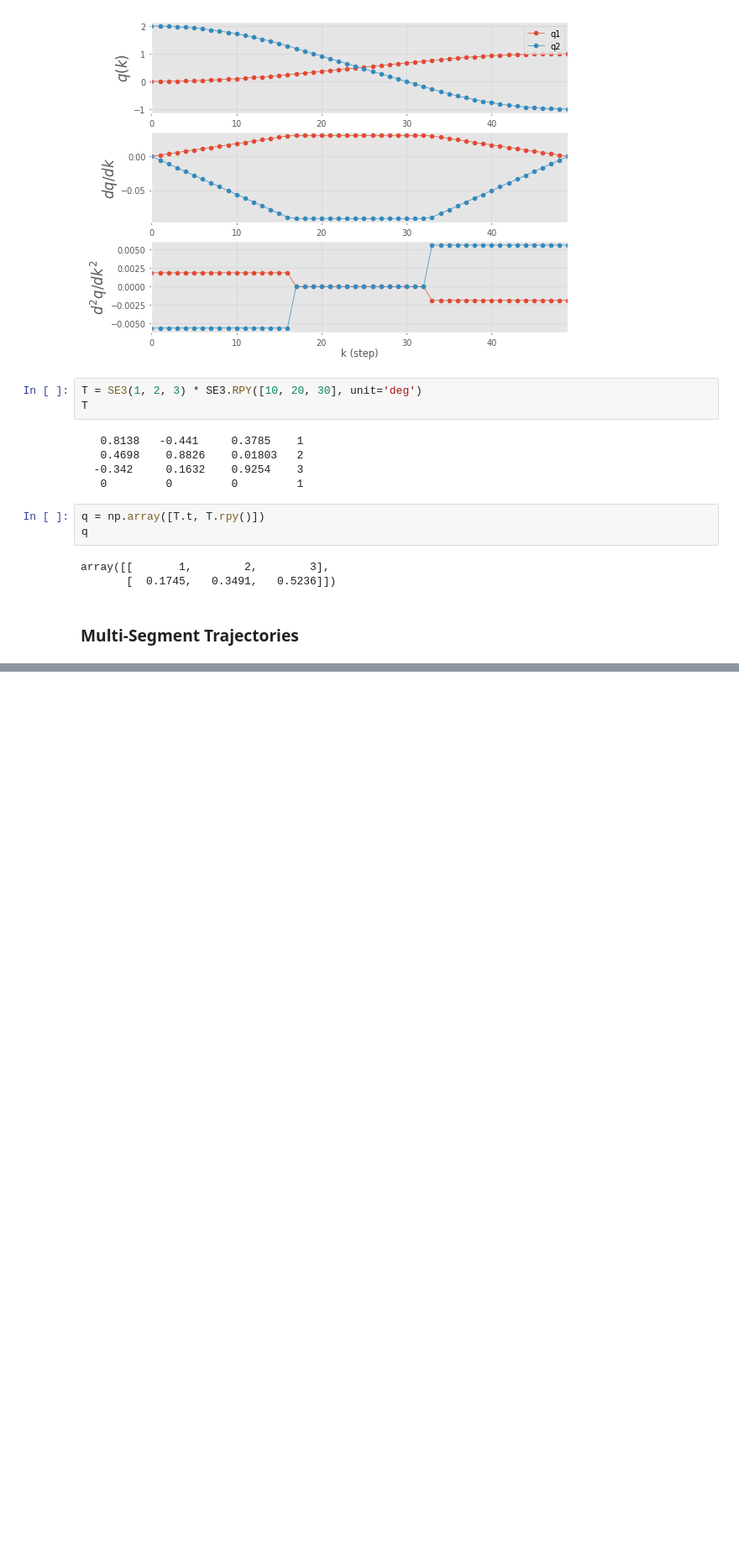
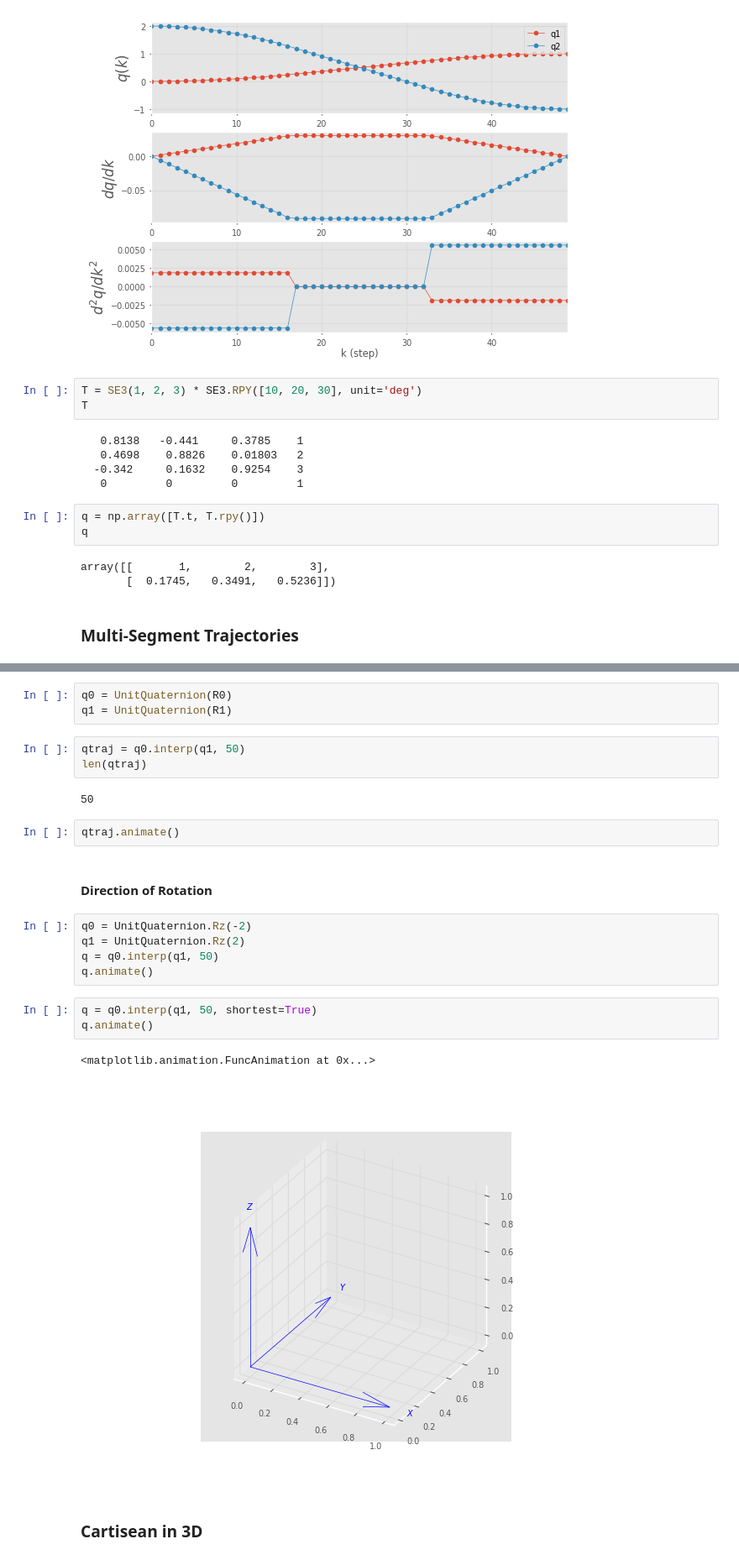
Before and after one commit to Sann-Htet/Robotics-Vision-and-Control-Fundamental-Algorithms-in-Python, a Jupyter notebook: Chapter03/Creating_Time-Varying_Pose.ipynb, the cells around one changed output, grey strips where cells are left out. Shown at 84% size. Saved outputs shown, nothing was run; the diff lists cells and outputs as text; blank space fills up the shorter version.

```diff
--- a/Chapter03/Creating_Time-Varying_Pose.ipynb
+++ b/Chapter03/Creating_Time-Varying_Pose.ipynb
@@ -127,0 +220,25 @@ array([[       1,        2,        3],
+# %%
+q0 = UnitQuaternion(R0)
+q1 = UnitQuaternion(R1)
+# %%
+qtraj = q0.interp(q1, 50)
+len(qtraj)
+# %% [output]
+50
+# %%
+qtraj.animate()
+# %% [markdown]
+#### Direction of Rotation
+# %%
+q0 = UnitQuaternion.Rz(-2)
+q1 = UnitQuaternion.Rz(2)
+q = q0.interp(q1, 50)
+q.animate()
+# %%
+q = q0.interp(q1, 50, shortest=True)
+q.animate()
+# %% [output]
+<matplotlib.animation.FuncAnimation at 0x...>
+[figure, added]
+# %% [markdown]
+### Cartisean in 3D
```
Also changed, not shown: parts of 14 cells of this notebook.
